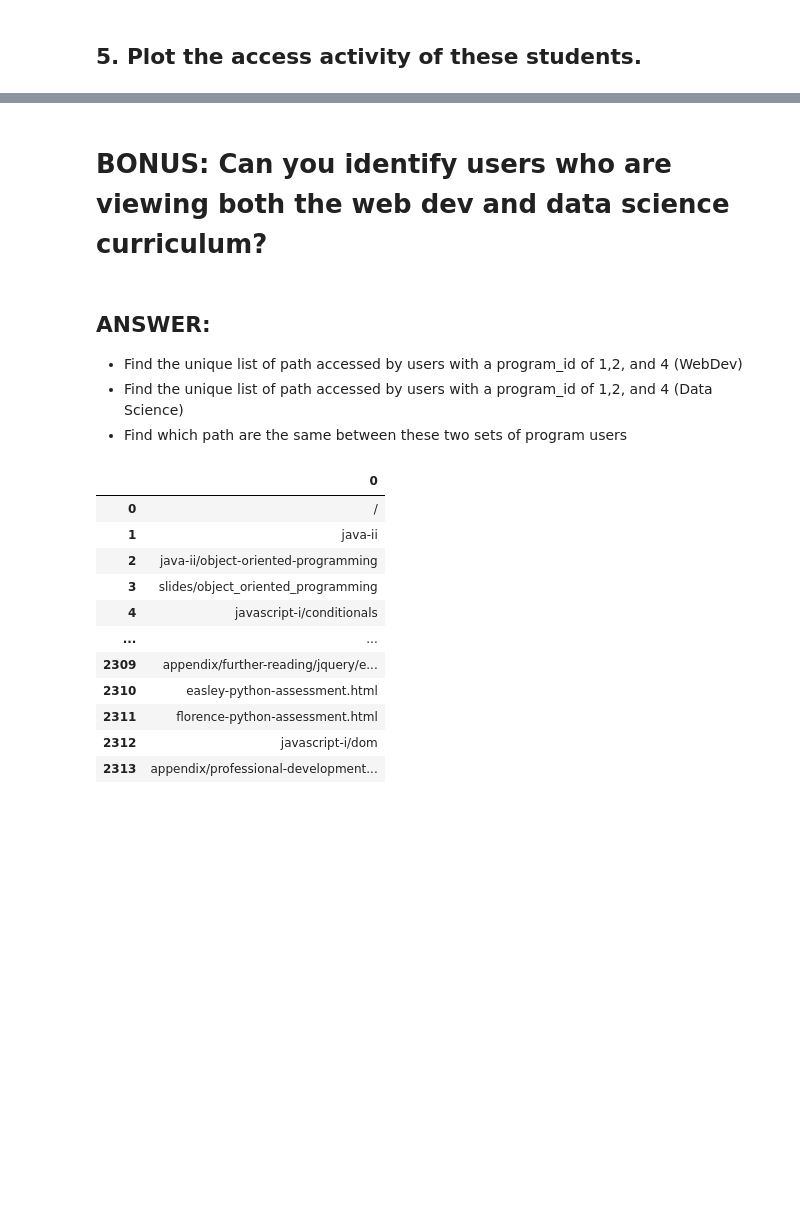
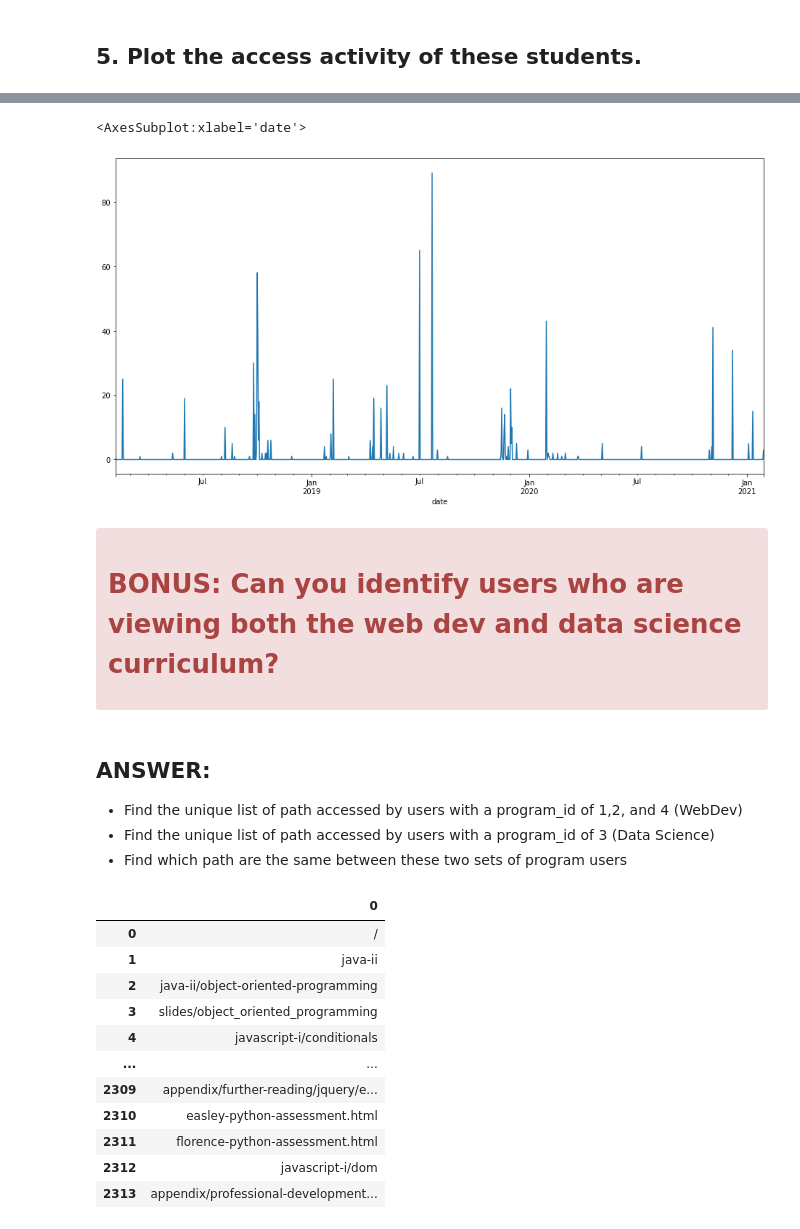
Before and after one commit to QMCBT-JustinEvans/anomaly-detection-exercises, a Jupyter notebook: time_series_anomaly_detection.ipynb, the cells around one changed output, grey strips where cells are left out. Cells and saved outputs as stored; diff of their text form; code cells hidden in the pictures; blank space fills up the shorter version.

```diff
--- a/time_series_anomaly_detection.ipynb
+++ b/time_series_anomaly_detection.ipynb
@@ -498,9 +833,19 @@ plt.show()
+# %%
+# Plot user 88 with the highest count of occurances
+df_88 = one_user_df_prep(df, 88)
+df_88.plot(figsize=(16,8))
+# %% [output]
+<AxesSubplot:xlabel='date'>
+[figure, added]
 # %% [markdown]
+<div class="alert alert-danger">
+
+
 # **BONUS:** Can you identify users who are viewing both the web dev and data science curriculum?
 # %% [markdown]
 ## ANSWER:
 * Find the unique list of path accessed by users with a program_id of 1,2, and 4 (WebDev)
-* Find the unique list of path accessed by users with a program_id of 1,2, and 4 (Data Science)
+* Find the unique list of path accessed by users with a program_id of 3 (Data Science)
 * Find which path are the same between these two sets of program users
 # %%
 path_list = pd.DataFrame(df.path.unique().tolist())
```
Also changed, not shown: parts of 27 cells of this notebook.
